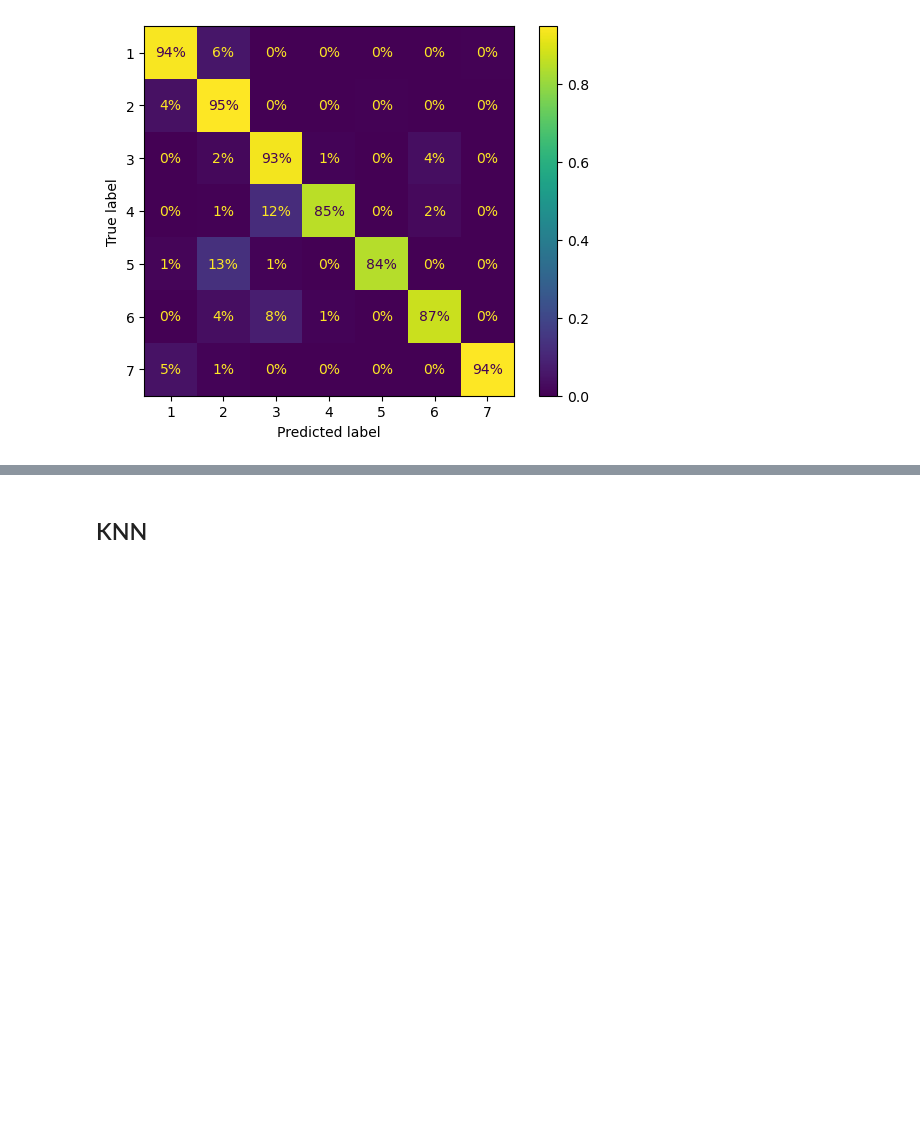
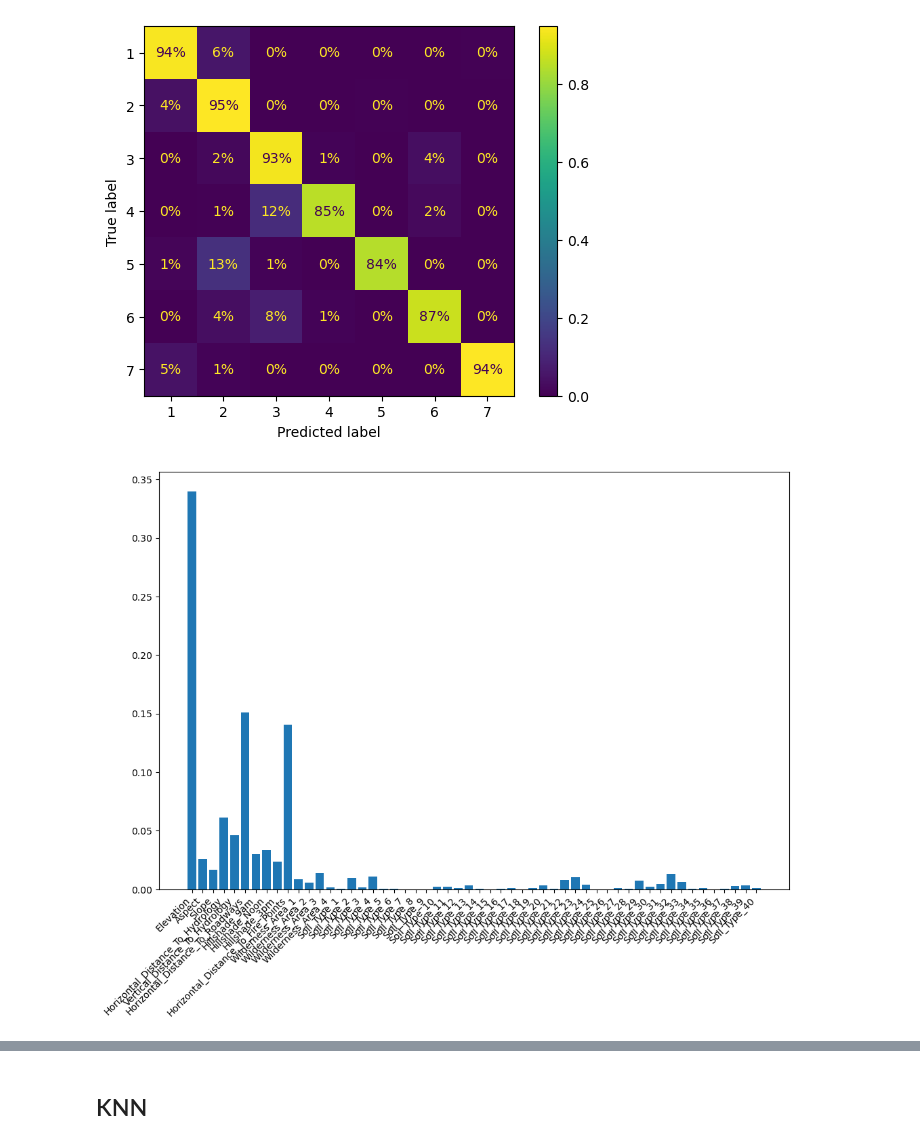
Before and after one commit to FrederickAlmeida/-IF1014-Data-Mining, a Jupyter notebook: Covertype database/models.ipynb, the cells around one changed output, grey strips where cells are left out. Drawn from its saved outputs; the diff is of its cells as text; code cells hidden in the pictures; blank space fills up the shorter version.

Commit message:
add DT feature importance

```diff
--- a/Covertype database/models.ipynb
+++ b/Covertype database/models.ipynb
@@ -155,3 +156,12 @@ ConfusionMatrixDisplay.from_predictions(y_test, preds, normalize='true', values_
 plt.show()
 # %% [output]
 [figure]
+# %%
+importance = best_tree.feature_importances_
+# %%
+fig, axes = plt.subplots(figsize=(12, 8))
+plt.bar(X_train.columns, importance)
+plt.xticks(rotation=45, ha='right', fontsize=10)
+plt.show()
+# %% [output]
+[figure, added]
```
Also changed, not shown: parts of 4 cells of this notebook.
